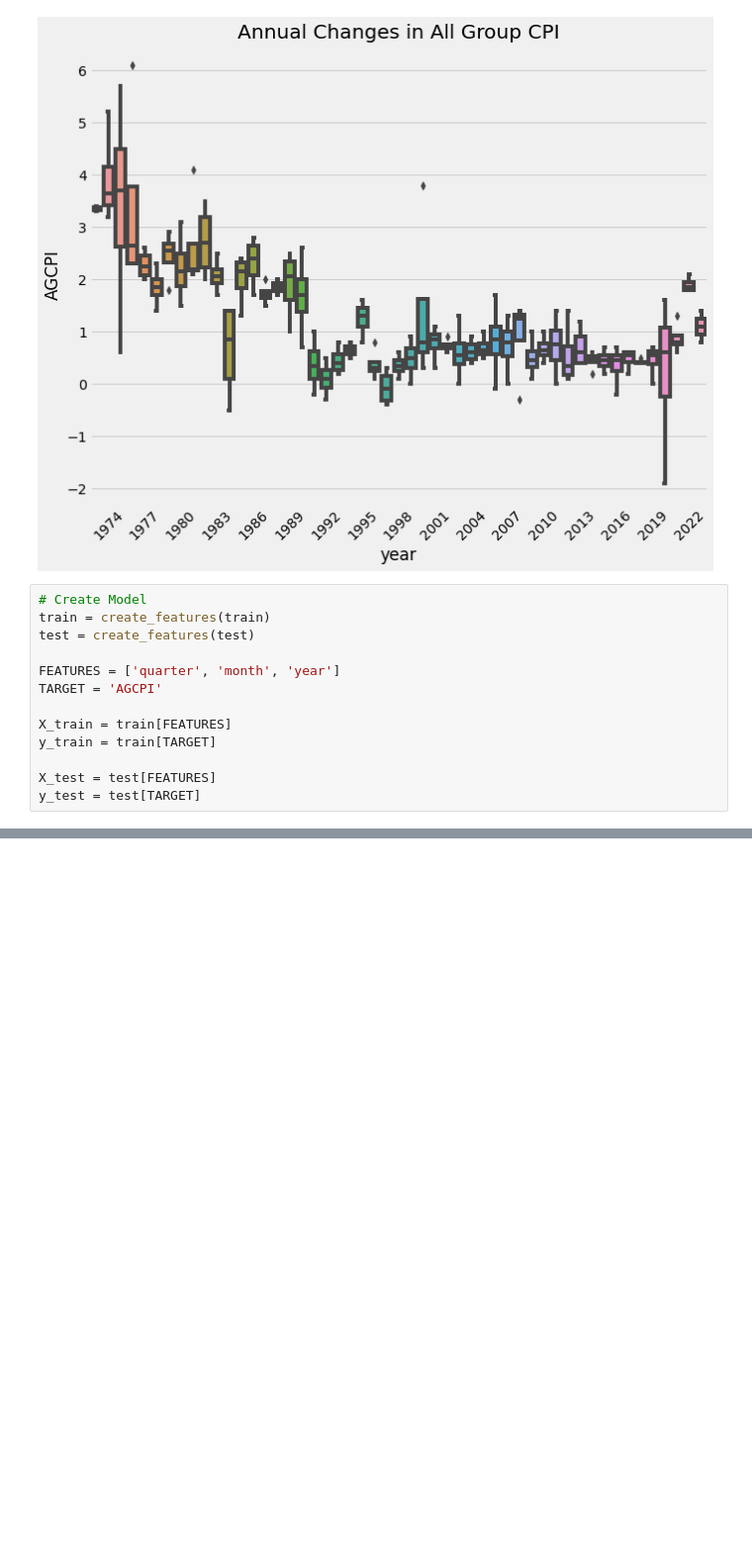
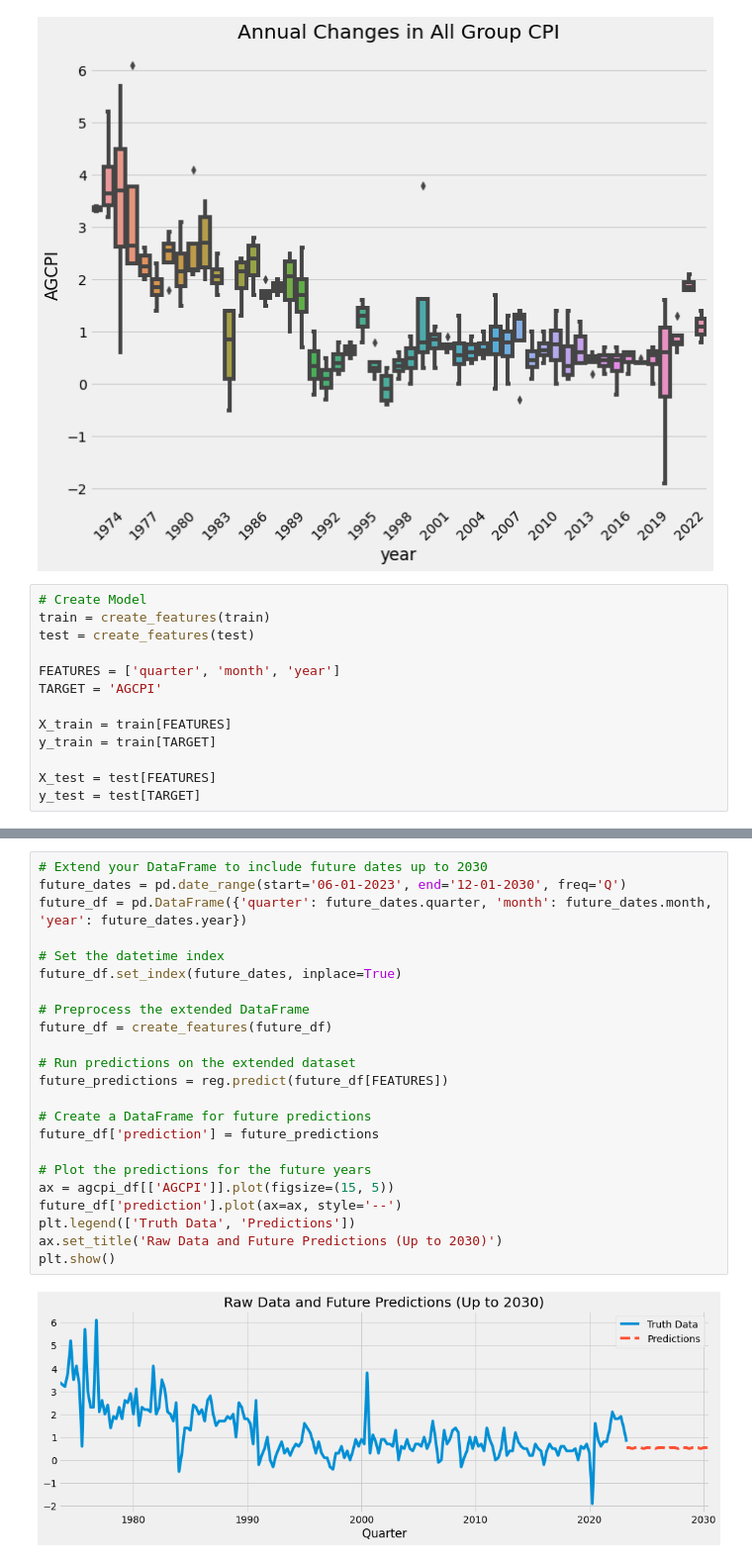
Before and after one commit to mlay0009/fit3164_ds16, a Jupyter notebook: Datasets/Clean Datasets/forecasting.ipynb, the cells around one changed output, grey strips where cells are left out. Shown: that part at 99% size. Cells and saved outputs as stored; diff of their text form; blank space fills up the shorter version.

```diff
--- a/Datasets/Clean Datasets/forecasting.ipynb
+++ b/Datasets/Clean Datasets/forecasting.ipynb
@@ -259,2 +284,27 @@ plt.show()
 [figure]
 [figure]
+# %%
+# Extend your DataFrame to include future dates up to 2030
+future_dates = pd.date_range(start='06-01-2023', end='12-01-2030', freq='Q')
+future_df = pd.DataFrame({'quarter': future_dates.quarter, 'month': future_dates.month, 'year': future_dates.year})
+
+# Set the datetime index
+future_df.set_index(future_dates, inplace=True)
+
+# Preprocess the extended DataFrame
+future_df = create_features(future_df)
+
+# Run predictions on the extended dataset
+future_predictions = reg.predict(future_df[FEATURES])
+
+# Create a DataFrame for future predictions
+future_df['prediction'] = future_predictions
+
+# Plot the predictions for the future years
+ax = agcpi_df[['AGCPI']].plot(figsize=(15, 5))
+future_df['prediction'].plot(ax=ax, style='--')
+plt.legend(['Truth Data', 'Predictions'])
+ax.set_title('Raw Data and Future Predictions (Up to 2030)')
+plt.show()
+# %% [output]
+[figure, added]
```
Also changed, not shown: parts of 3 cells of this notebook.
